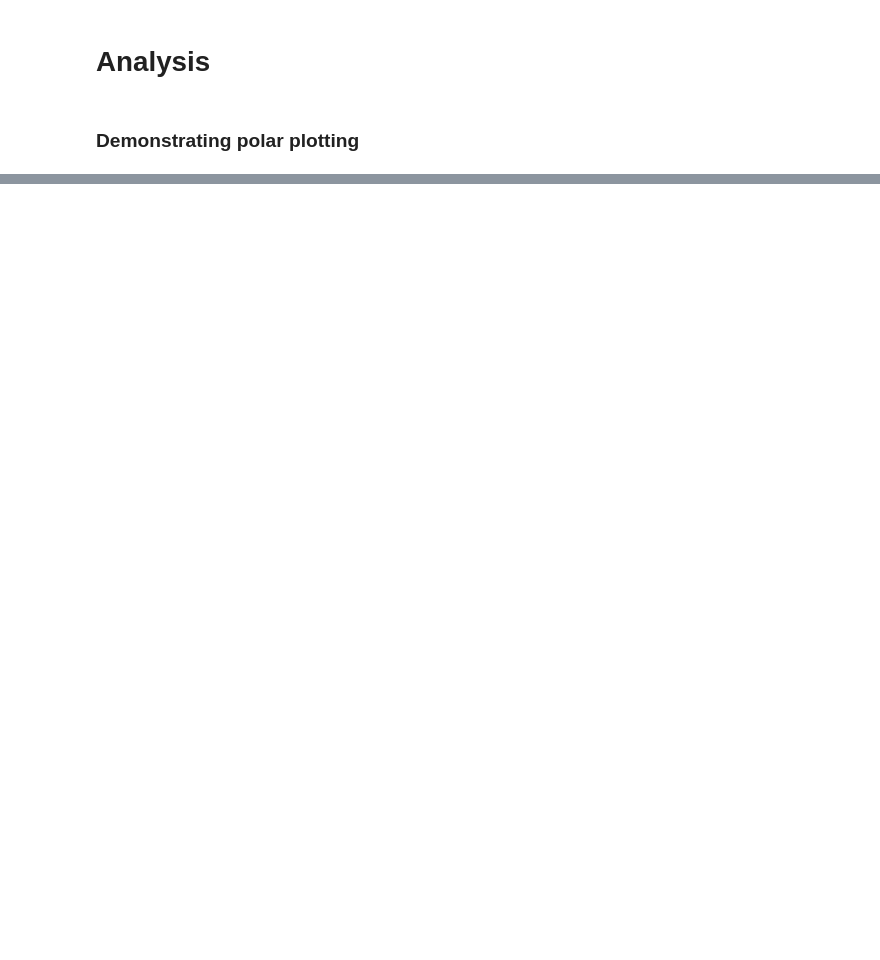
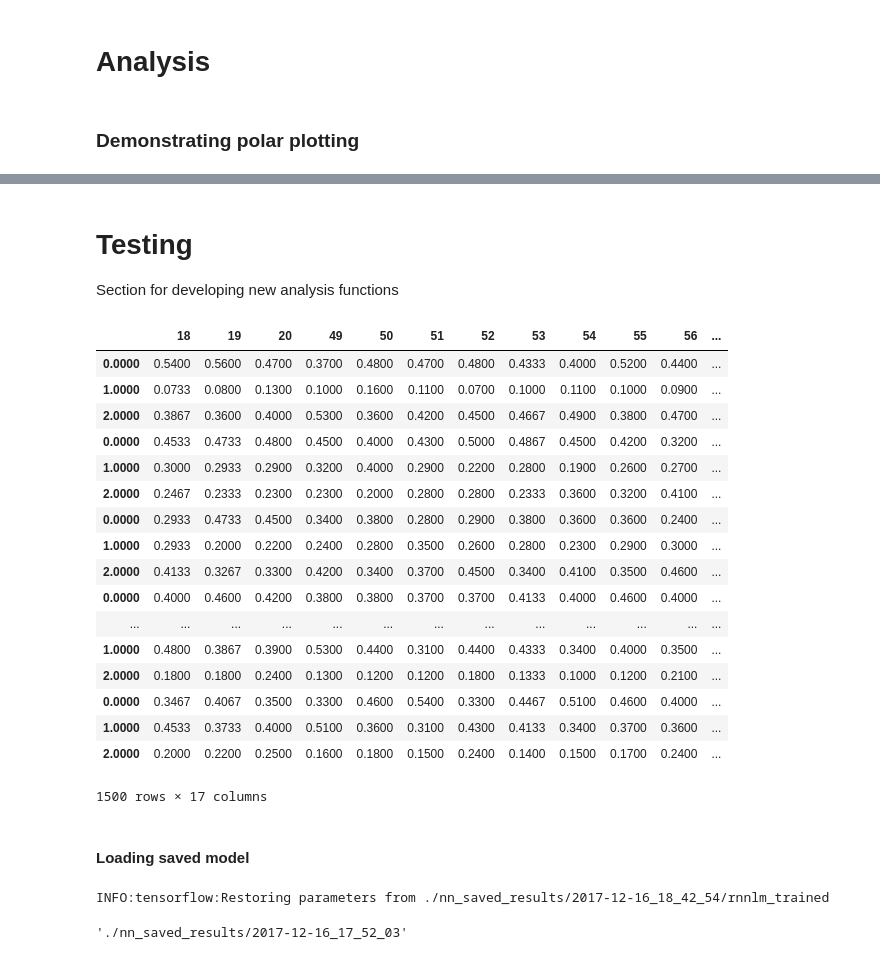
Before and after one commit to cheapcontact/w266-authorship-final-project, a Jupyter notebook: model_analysis.ipynb, the cells around one changed output, grey strips where cells are left out. Saved outputs shown, nothing was run; the diff lists cells and outputs as text; code cells hidden in the pictures; blank space fills up the shorter version.

```diff
--- a/model_analysis.ipynb
+++ b/model_analysis.ipynb
@@ -190,0 +198,26 @@ plot_polar(epoch_spacing=10, specific_papers_to_plot=[])
+# %% [markdown]
+# Testing
+Section for developing new analysis functions
+# %%
+df
+# %% [output]
+|  | 18 | 19 | 20 | 49 | 50 | 51 | 52 | 53 | 54 | 55 | 56 | ... |
+| 0.0000 | 0.5400 | 0.5600 | 0.4700 | 0.3700 | 0.4800 | 0.4700 | 0.4800 | 0.4333 | 0.4000 | 0.5200 | 0.4400 | ... |
+| 1.0000 | 0.0733 | 0.0800 | 0.1300 | 0.1000 | 0.1600 | 0.1100 | 0.0700 | 0.1000 | 0.1100 | 0.1000 | 0.0900 | ... |
+| 2.0000 | 0.3867 | 0.3600 | 0.4000 | 0.5300 | 0.3600 | 0.4200 | 0.4500 | 0.4667 | 0.4900 | 0.3800 | 0.4700 | ... |
+| 0.0000 | 0.4533 | 0.4733 | 0.4800 | 0.4500 | 0.4000 | 0.4300 | 0.5000 | 0.4867 | 0.4500 | 0.4200 | 0.3200 | ... |
+| 1.0000 | 0.3000 | 0.2933 | 0.2900 | 0.3200 | 0.4000 | 0.2900 | 0.2200 | 0.2800 | 0.1900 | 0.2600 | 0.2700 | ... |
+| 2.0000 | 0.2467 | 0.2333 | 0.2300 | 0.2300 | 0.2000 | 0.2800 | 0.2800 | 0.2333 | 0.3600 | 0.3200 | 0.4100 | ... |
+| 0.0000 | 0.2933 | 0.4733 | 0.4500 | 0.3400 | 0.3800 | 0.2800 | 0.2900 | 0.3800 | 0.3600 | 0.3600 | 0.2400 | ... |
+| 1.0000 | 0.2933 | 0.2000 | 0.2200 | 0.2400 | 0.2800 | 0.3500 | 0.2600 | 0.2800 | 0.2300 | 0.2900 | 0.3000 | ... |
+| 2.0000 | 0.4133 | 0.3267 | 0.3300 | 0.4200 | 0.3400 | 0.3700 | 0.4500 | 0.3400 | 0.4100 | 0.3500 | 0.4600 | ... |
+| 0.0000 | 0.4000 | 0.4600 | 0.4200 | 0.3800 | 0.3800 | 0.3700 | 0.3700 | 0.4133 | 0.4000 | 0.4600 | 0.4000 | ... |
+| ... | ... | ... | ... | ... | ... | ... | ... | ... | ... | ... | ... | ... |
+| 1.0000 | 0.4800 | 0.3867 | 0.3900 | 0.5300 | 0.4400 | 0.3100 | 0.4400 | 0.4333 | 0.3400 | 0.4000 | 0.3500 | ... |
+| 2.0000 | 0.1800 | 0.1800 | 0.2400 | 0.1300 | 0.1200 | 0.1200 | 0.1800 | 0.1333 | 0.1000 | 0.1200 | 0.2100 | ... |
+| 0.0000 | 0.3467 | 0.4067 | 0.3500 | 0.3300 | 0.4600 | 0.5400 | 0.3300 | 0.4467 | 0.5100 | 0.4600 | 0.4000 | ... |
+| 1.0000 | 0.4533 | 0.3733 | 0.4000 | 0.5100 | 0.3600 | 0.3100 | 0.4300 | 0.4133 | 0.3400 | 0.3700 | 0.3600 | ... |
+| 2.0000 | 0.2000 | 0.2200 | 0.2500 | 0.1600 | 0.1800 | 0.1500 | 0.2400 | 0.1400 | 0.1500 | 0.1700 | 0.2400 | ... |
+1500 rows × 17 columns
+# %% [markdown]
+#### Loading saved model
@@ -190,0 +228,10 @@ plot_polar(epoch_spacing=10, specific_papers_to_plot=[])
+# %%
+sess = tf.Session()
+new_saver = tf.train.import_meta_graph(RESULTS_SAVE_DIR + '/rnnlm_trained.meta')
+new_saver.restore(sess, tf.train.latest_checkpoint(RESULTS_SAVE_DIR))
+# %% [output]
+INFO:tensorflow:Restoring parameters from ./nn_saved_results/2017-12-16_18_42_54/rnnlm_trained
+# %%
+RESULTS_SAVE_DIR
+# %% [output]
+'./nn_saved_results/2017-12-16_17_52_03'
```
Also changed, not shown: parts of 14 cells of this notebook, 8 other files.
